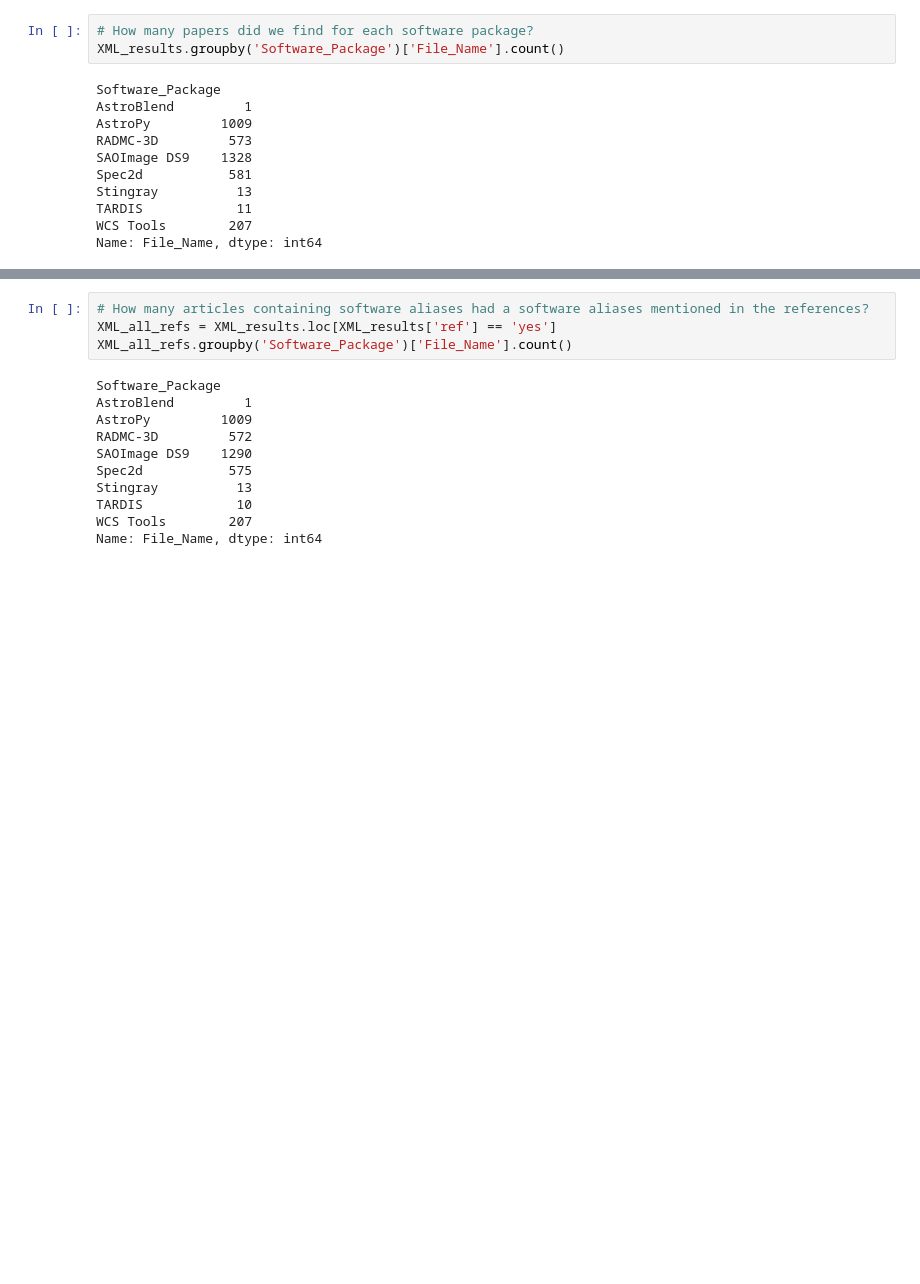
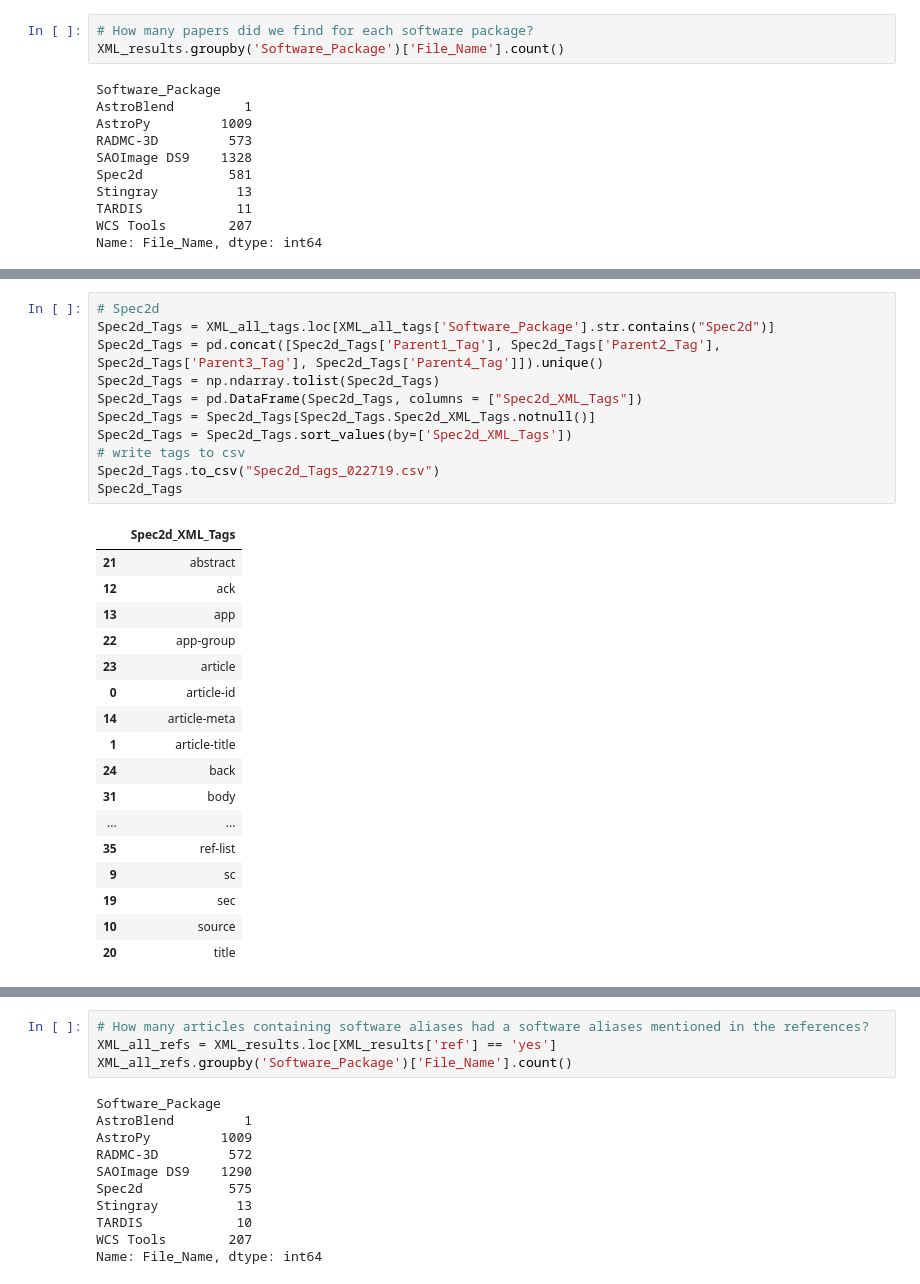
Before and after one commit to CfA-Library/Cite_Astro_Software, a Jupyter notebook: Citation_Study_2019/XML_ANALYSIS_022619.ipynb, the cells around one changed output, grey strips where cells are left out. Cells and saved outputs as stored; diff of their text form; blank space fills up the shorter version.

```diff
--- a/Citation_Study_2019/XML_ANALYSIS_022619.ipynb
+++ b/Citation_Study_2019/XML_ANALYSIS_022619.ipynb
@@ -283,0 +397,29 @@ Name: File_Name, dtype: int64
+# %%
+# Spec2d
+Spec2d_Tags = XML_all_tags.loc[XML_all_tags['Software_Package'].str.contains("Spec2d")]
+Spec2d_Tags = pd.concat([Spec2d_Tags['Parent1_Tag'], Spec2d_Tags['Parent2_Tag'], Spec2d_Tags['Parent3_Tag'], Spec2d_Tags['Parent4_Tag']]).unique()
+Spec2d_Tags = np.ndarray.tolist(Spec2d_Tags)
+Spec2d_Tags = pd.DataFrame(Spec2d_Tags, columns = ["Spec2d_XML_Tags"])
+Spec2d_Tags = Spec2d_Tags[Spec2d_Tags.Spec2d_XML_Tags.notnull()]
+Spec2d_Tags = Spec2d_Tags.sort_values(by=['Spec2d_XML_Tags'])
+# write tags to csv
+Spec2d_Tags.to_csv("Spec2d_Tags_022719.csv")
+Spec2d_Tags
+# %% [output]
+|  | Spec2d_XML_Tags |
+| 21 | abstract |
+| 12 | ack |
+| 13 | app |
+| 22 | app-group |
+| 23 | article |
+| 0 | article-id |
+| 14 | article-meta |
+| 1 | article-title |
+| 24 | back |
+| 31 | body |
+| ... | ... |
+| 35 | ref-list |
+| 9 | sc |
+| 19 | sec |
+| 10 | source |
+| 20 | title |
```
Also changed, not shown: parts of 10 cells of this notebook, 10 other files.
